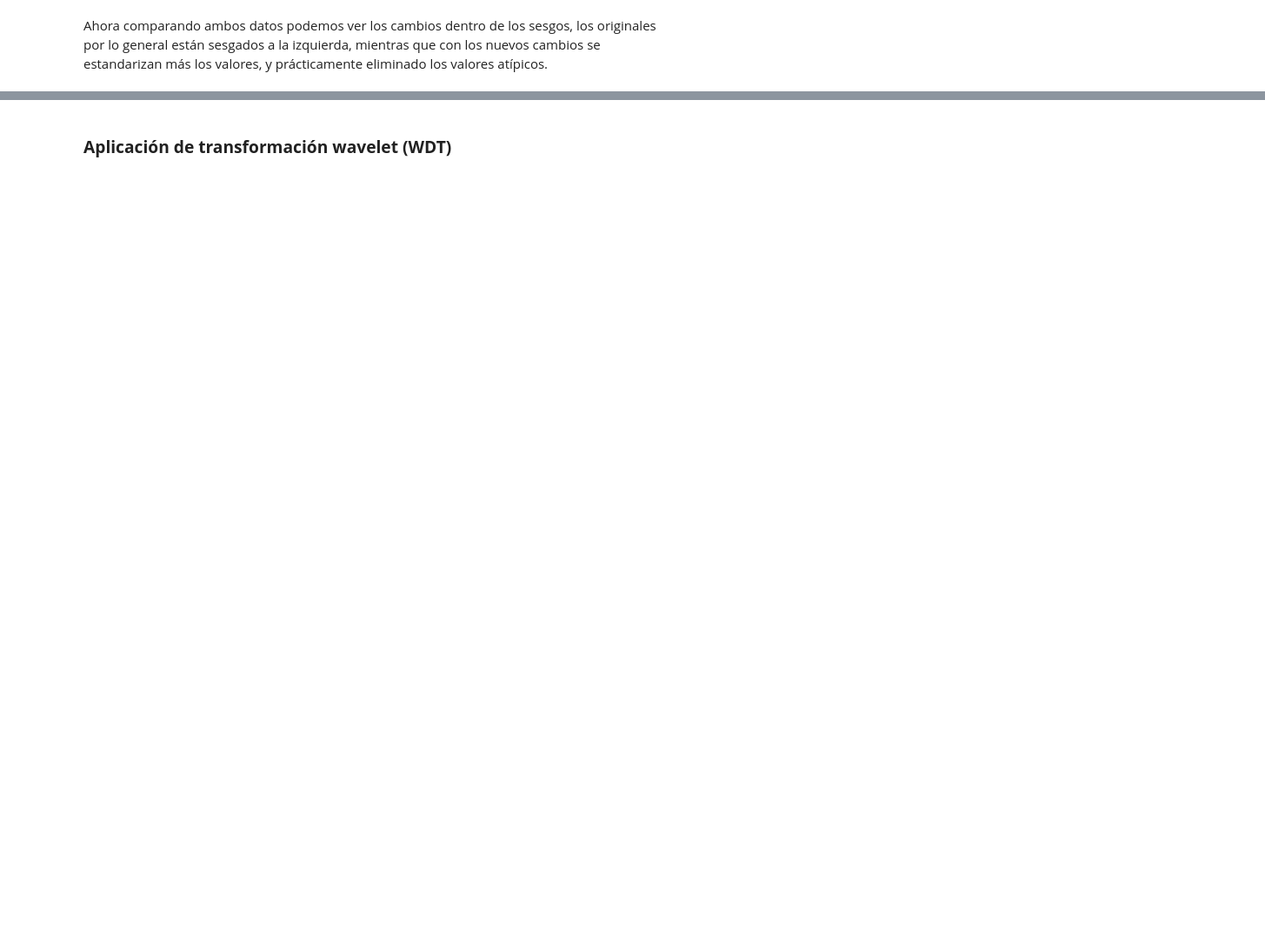
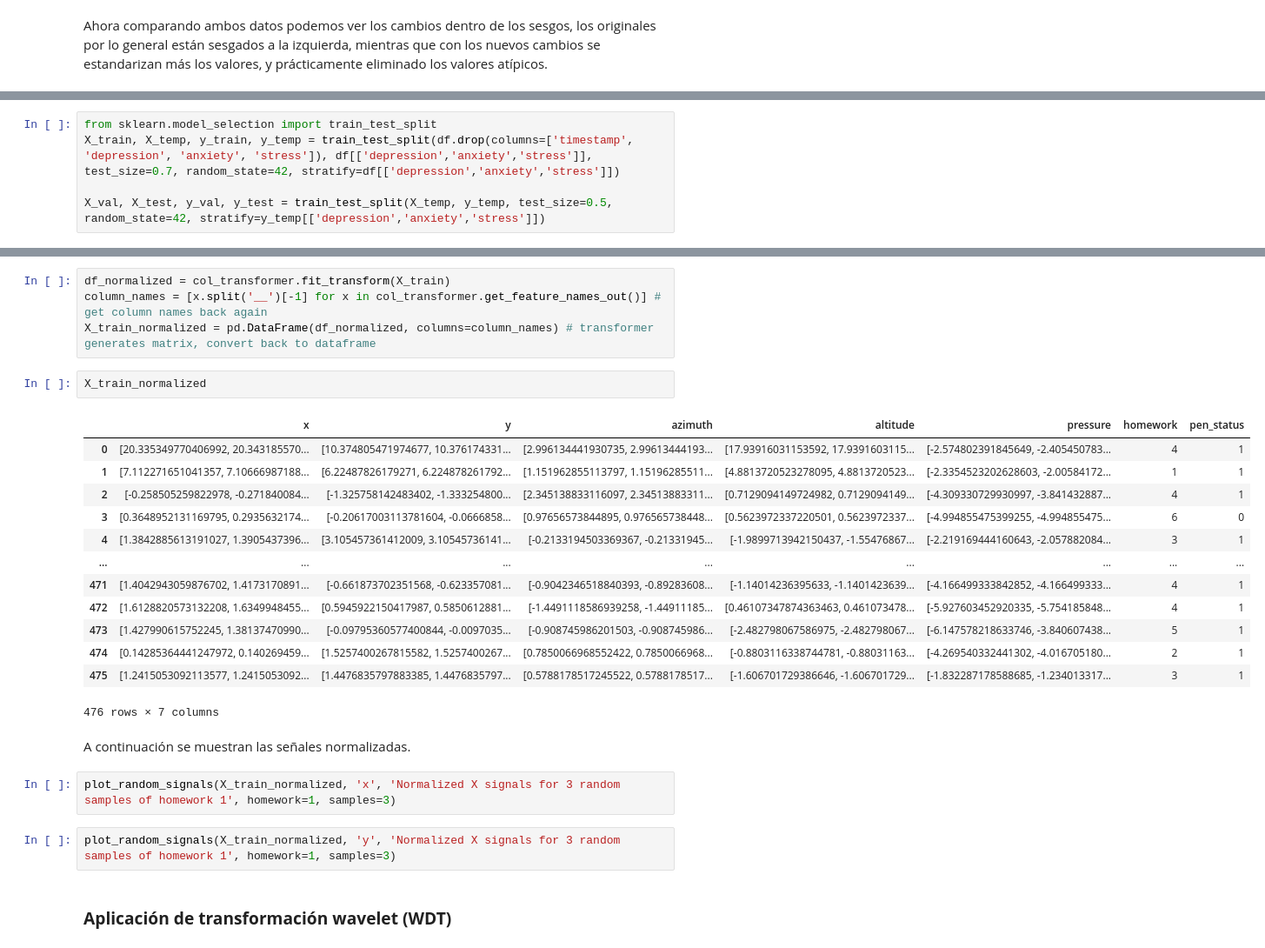
Before and after one commit to PosgradoMNA/Proyecto_Integrador_Equipo_11, a Jupyter notebook: notebooks/ExploratoryDataAnalysis.ipynb, the cells around one changed output, grey strips where cells are left out. Shown at 87% size. Cells and saved outputs as stored; diff of their text form; blank space fills up the shorter version.

Commit message:
ftr: Adds normalization for timeseries signals

```diff
--- a/notebooks/ExploratoryDataAnalysis.ipynb
+++ b/notebooks/ExploratoryDataAnalysis.ipynb
@@ -701,0 +723,5 @@ Ahora comparando ambos datos podemos ver los cambios dentro de los sesgos, los o
+# %%
+from sklearn.model_selection import train_test_split
+X_train, X_temp, y_train, y_temp = train_test_split(df.drop(columns=['timestamp', 'depression', 'anxiety', 'stress']), df[['depression','anxiety','stress']], test_size=0.7, random_state=42, stratify=df[['depression','anxiety','stress']])
+
+X_val, X_test, y_val, y_test = train_test_split(X_temp, y_temp, test_size=0.5, random_state=42, stratify=y_temp[['depression','anxiety','stress']])
@@ -702,3 +737,29 @@ Ahora comparando ambos datos podemos ver los cambios dentro de los sesgos, los o
+# %%
+df_normalized = col_transformer.fit_transform(X_train)
+column_names = [x.split('__')[-1] for x in col_transformer.get_feature_names_out()] # get column names back again
+X_train_normalized = pd.DataFrame(df_normalized, columns=column_names) # transformer generates matrix, convert back to dataframe
+# %%
+X_train_normalized
+# %% [output]
+|  | x | y | azimuth | altitude | pressure | homework | pen_status |
+| 0 | [20.335349770406992, 20.343185570... | [10.374805471974677, 10.376174331... | [2.996134441930735, 2.99613444193... | [17.93916031153592, 17.9391603115... | [-2.574802391845649, -2.405450783... | 4 | 1 |
+| 1 | [7.112271651041357, 7.10666987188... | [6.22487826179271, 6.224878261792... | [1.151962855113797, 1.15196285511... | [4.8813720523278095, 4.8813720523... | [-2.3354523202628603, -2.00584172... | 1 | 1 |
+| 2 | [-0.258505259822978, -0.271840084... | [-1.325758142483402, -1.333254800... | [2.345138833116097, 2.34513883311... | [0.7129094149724982, 0.7129094149... | [-4.309330729930997, -3.841432887... | 4 | 1 |
+| 3 | [0.3648952131169795, 0.2935632174... | [-0.20617003113781604, -0.0666858... | [0.97656573844895, 0.976565738448... | [0.5623972337220501, 0.5623972337... | [-4.994855475399255, -4.994855475... | 6 | 0 |
+| 4 | [1.3842885613191027, 1.3905437396... | [3.105457361412009, 3.10545736141... | [-0.2133194503369367, -0.21331945... | [-1.9899713942150437, -1.55476867... | [-2.219169444160643, -2.057882084... | 3 | 1 |
+| ... | ... | ... | ... | ... | ... | ... | ... |
+| 471 | [1.4042943059876702, 1.4173170891... | [-0.661873702351568, -0.623357081... | [-0.9042346518840393, -0.89283608... | [-1.14014236395633, -1.1401423639... | [-4.166499333842852, -4.166499333... | 4 | 1 |
+| 472 | [1.6128820573132208, 1.6349948455... | [0.5945922150417987, 0.5850612881... | [-1.4491118586939258, -1.44911185... | [0.46107347874363463, 0.461073478... | [-5.927603452920335, -5.754185848... | 4 | 1 |
+| 473 | [1.427990615752245, 1.38137470990... | [-0.09795360577400844, -0.0097035... | [-0.908745986201503, -0.908745986... | [-2.482798067586975, -2.482798067... | [-6.147578218633746, -3.840607438... | 5 | 1 |
+| 474 | [0.14285364441247972, 0.140269459... | [1.5257400267815582, 1.5257400267... | [0.7850066968552422, 0.7850066968... | [-0.8803116338744781, -0.88031163... | [-4.269540332441302, -4.016705180... | 2 | 1 |
+| 475 | [1.2415053092113577, 1.2415053092... | [1.4476835797883385, 1.4476835797... | [0.5788178517245522, 0.5788178517... | [-1.606701729386646, -1.606701729... | [-1.832287178588685, -1.234013317... | 3 | 1 |
+476 rows × 7 columns
+# %% [markdown]
+A continuación se muestran las señales normalizadas.
+# %%
+plot_random_signals(X_train_normalized, 'x', 'Normalized X signals for 3 random samples of homework 1', homework=1, samples=3)
+# %%
+plot_random_signals(X_train_normalized, 'y', 'Normalized X signals for 3 random samples of homework 1', homework=1, samples=3)
 # %% [markdown]
 ### **Aplicación de transformación wavelet (WDT)**
 # %%
```
Also changed, not shown: parts of 16 cells of this notebook.
